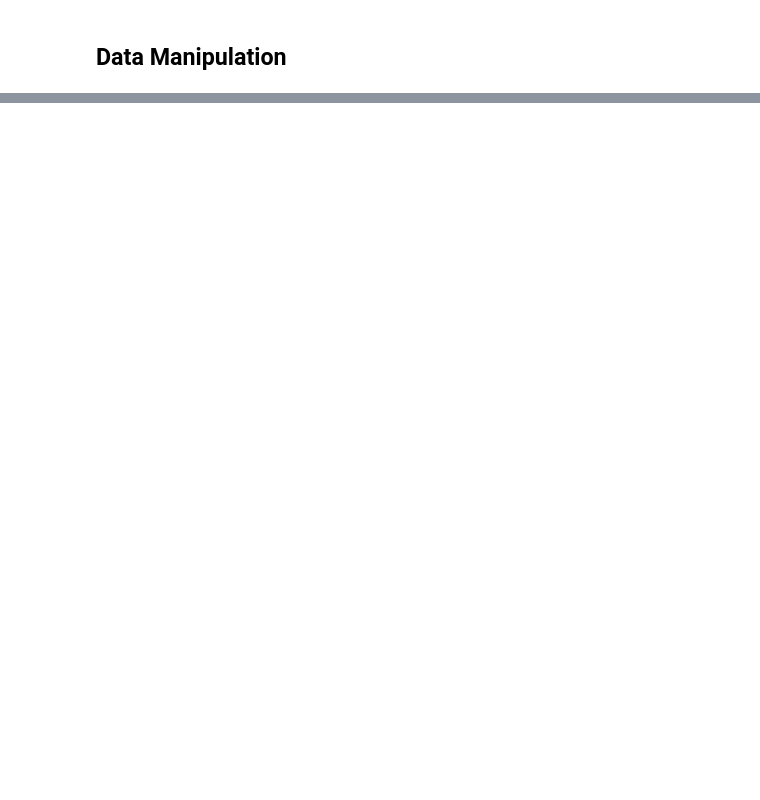
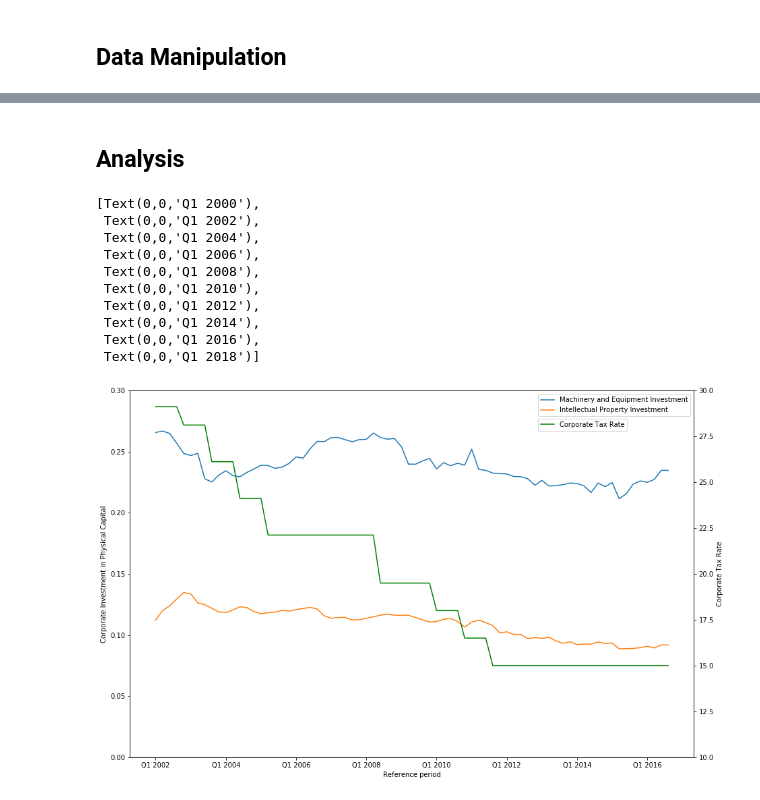
Before and after one commit to jtloong/blog_projects, a Jupyter notebook: corp_investment/analysis.ipynb, the cells around one changed output, grey strips where cells are left out. Saved outputs shown, nothing was run; the diff lists cells and outputs as text; code cells hidden in the pictures; blank space fills up the shorter version.

Commit message:
Finished graph analysis

```diff
--- a/corp_investment/analysis.ipynb
+++ b/corp_investment/analysis.ipynb
@@ -40,0 +43,6 @@ data = pd.merge(inve)
+# %%
+data['Machinery and Equipment Investment'] = data['Machinery and equipment'] / data['Business gross fixed capital formation']
+data['Intellectual Property Investment'] = data['Intellectual property products'] / data['Business gross fixed capital formation']
+
+data = data.set_index('Reference period')
+data.head()
@@ -40,0 +57,32 @@ data = pd.merge(inve)
+# %% [markdown]
+## Analysis
+# %%
+fig = plt.figure(figsize=(15,10))
+ax1 = fig.add_subplot(111)
+
+ax2 = ax1.twinx()
+
+# the ax keyword sets the axis that the data frame plots to
+data.plot(ax=ax1, y='Machinery and Equipment Investment')
+data.plot(ax=ax1, y='Intellectual Property Investment')
+data.plot(ax=ax2, y='Corporate Tax Rate', color='g')
+ax1.set_ylabel('Corporate Investment in Physical Capital')
+ax2.set_ylabel('Corporate Tax Rate')
+ax1.set_ybound(0, 0.3)
+ax2.set_ybound(10,30)
+ax2.legend(loc=(0.723,0.89))
+
+ax1.set_xticklabels(minor=False, labels=data.index.values[::8])
+# ax1.tick_params(axis='x', rotation=90)
+# %% [output]
+[Text(0,0,'Q1 2000'),
+ Text(0,0,'Q1 2002'),
+ Text(0,0,'Q1 2004'),
+ Text(0,0,'Q1 2006'),
+ Text(0,0,'Q1 2008'),
+ Text(0,0,'Q1 2010'),
+ Text(0,0,'Q1 2012'),
+ Text(0,0,'Q1 2014'),
+ Text(0,0,'Q1 2016'),
+ Text(0,0,'Q1 2018')]
+[figure, added]
```
Also changed, not shown: parts of 6 cells of this notebook, 2 other files.
